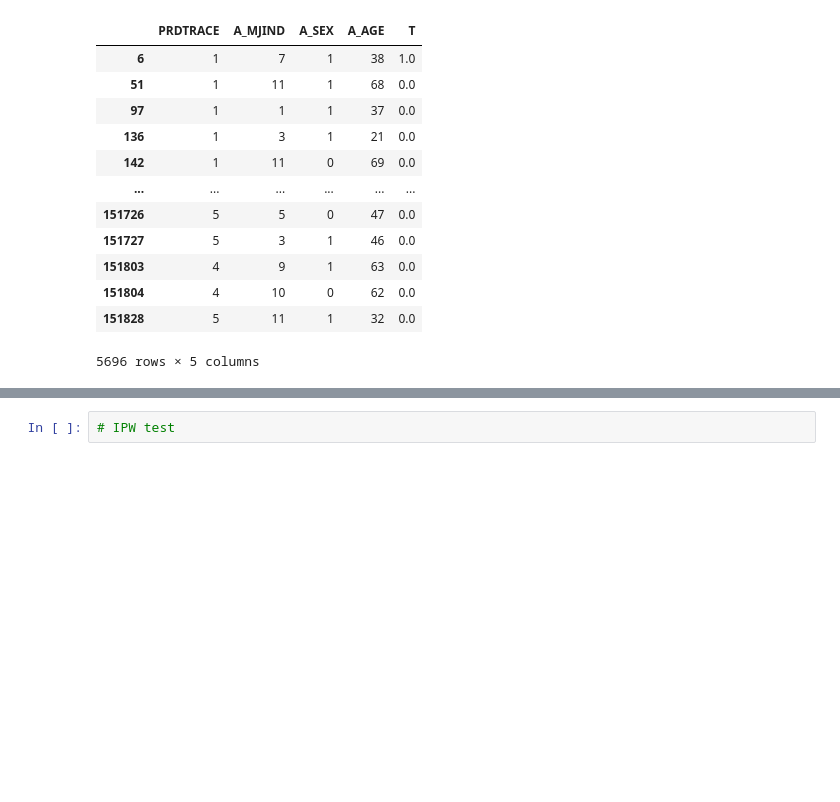
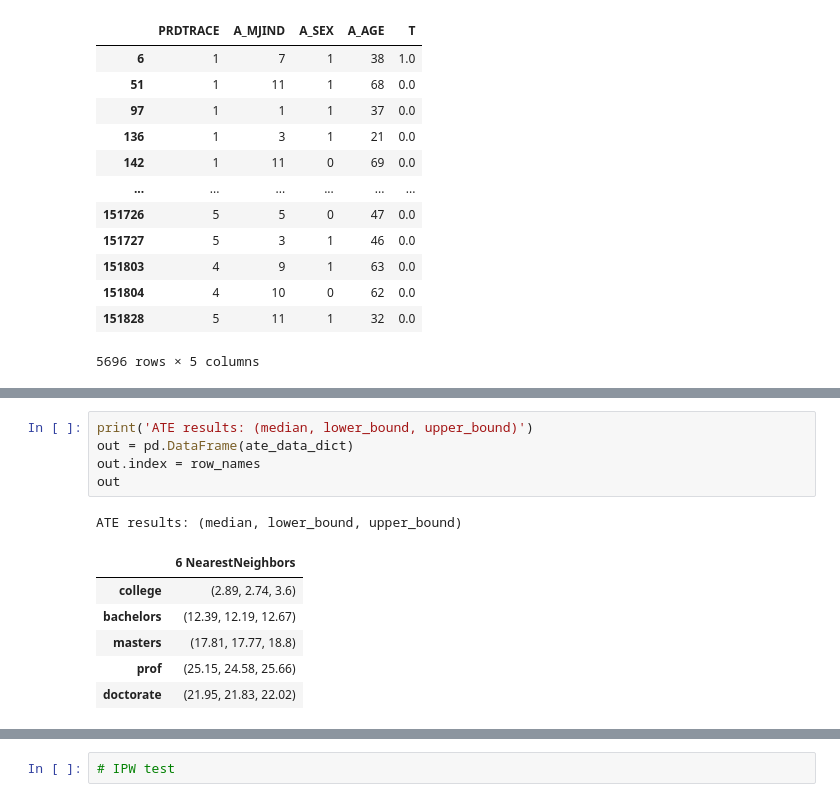
Before and after one commit to yevgm/causal-inf-project-2023, a Jupyter notebook: us_gov_dataset.ipynb, the cells around one changed output, grey strips where cells are left out. Saved outputs shown, nothing was run; the diff lists cells and outputs as text; blank space fills up the shorter version.

```diff
--- a/us_gov_dataset.ipynb
+++ b/us_gov_dataset.ipynb
@@ -460,0 +686,13 @@ t = X_['T']
+# %%
+print('ATE results: (median, lower_bound, upper_bound)')
+out = pd.DataFrame(ate_data_dict)
+out.index = row_names
+out
+# %% [output]
+ATE results: (median, lower_bound, upper_bound)
+|  | 6 NearestNeighbors |
+| college | (2.89, 2.74, 3.6) |
+| bachelors | (12.39, 12.19, 12.67) |
+| masters | (17.81, 17.77, 18.8) |
+| prof | (25.15, 24.58, 25.66) |
+| doctorate | (21.95, 21.83, 22.02) |
```
Also changed, not shown: parts of 25 cells of this notebook, 3 other files.
